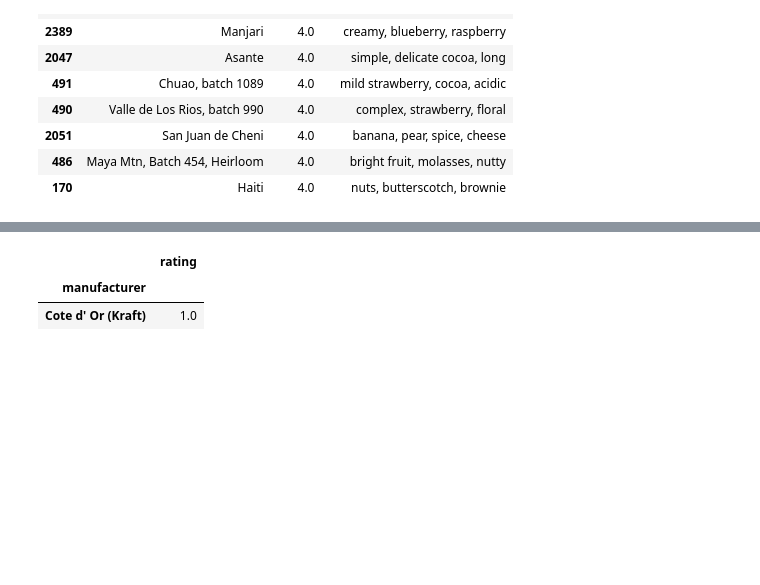
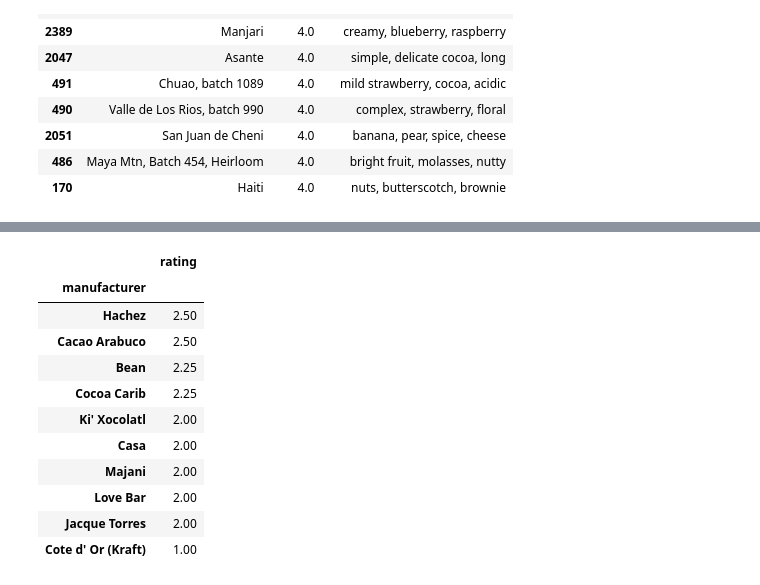
Before and after one commit to nbaggio28/Mid-Term-Project, a Jupyter notebook: notebooks/chocolateDA.ipynb, the cells around one changed output, grey strips where cells are left out. Drawn from its saved outputs; the diff is of its cells as text; code cells hidden in the pictures; blank space fills up the shorter version.

```diff
--- a/notebooks/chocolateDA.ipynb
+++ b/notebooks/chocolateDA.ipynb
@@ -130,9 +143,18 @@ top_man.head(1)
 # %%
 #Which manufacturer has the lowest raiting?
-top_man.tail(1)
+top_man.tail(10)
 # %% [output]
 |  | rating |
 | manufacturer |  |
-| Cote d' Or (Kraft) | 1.0 |
+| Hachez | 2.50 |
+| Cacao Arabuco | 2.50 |
+| Bean | 2.25 |
+| Cocoa Carib | 2.25 |
+| Ki' Xocolatl | 2.00 |
+| Casa | 2.00 |
+| Majani | 2.00 |
+| Love Bar | 2.00 |
+| Jacque Torres | 2.00 |
+| Cote d' Or (Kraft) | 1.00 |
 # %%
 #Sort by bean origin and rating
```
Also changed, not shown: parts of 8 cells of this notebook, 5 other files.
